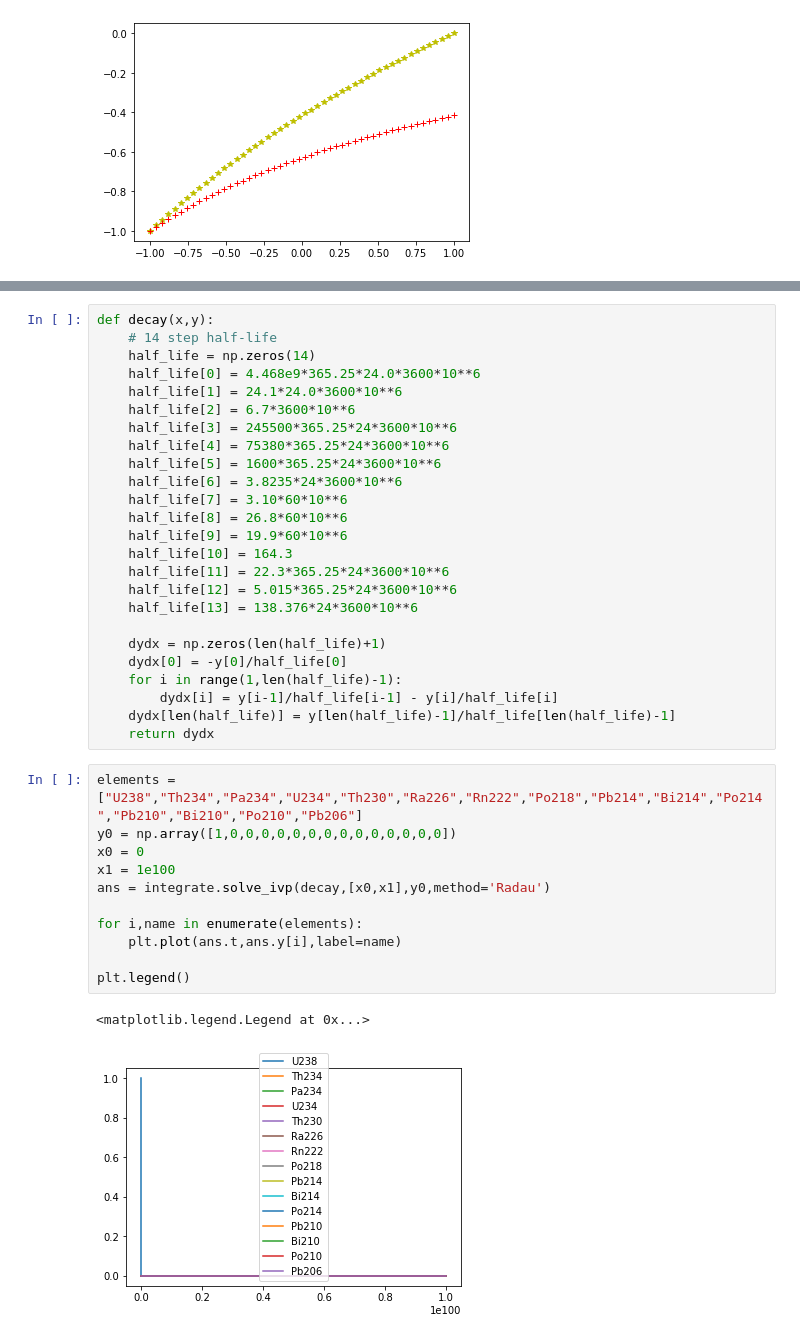
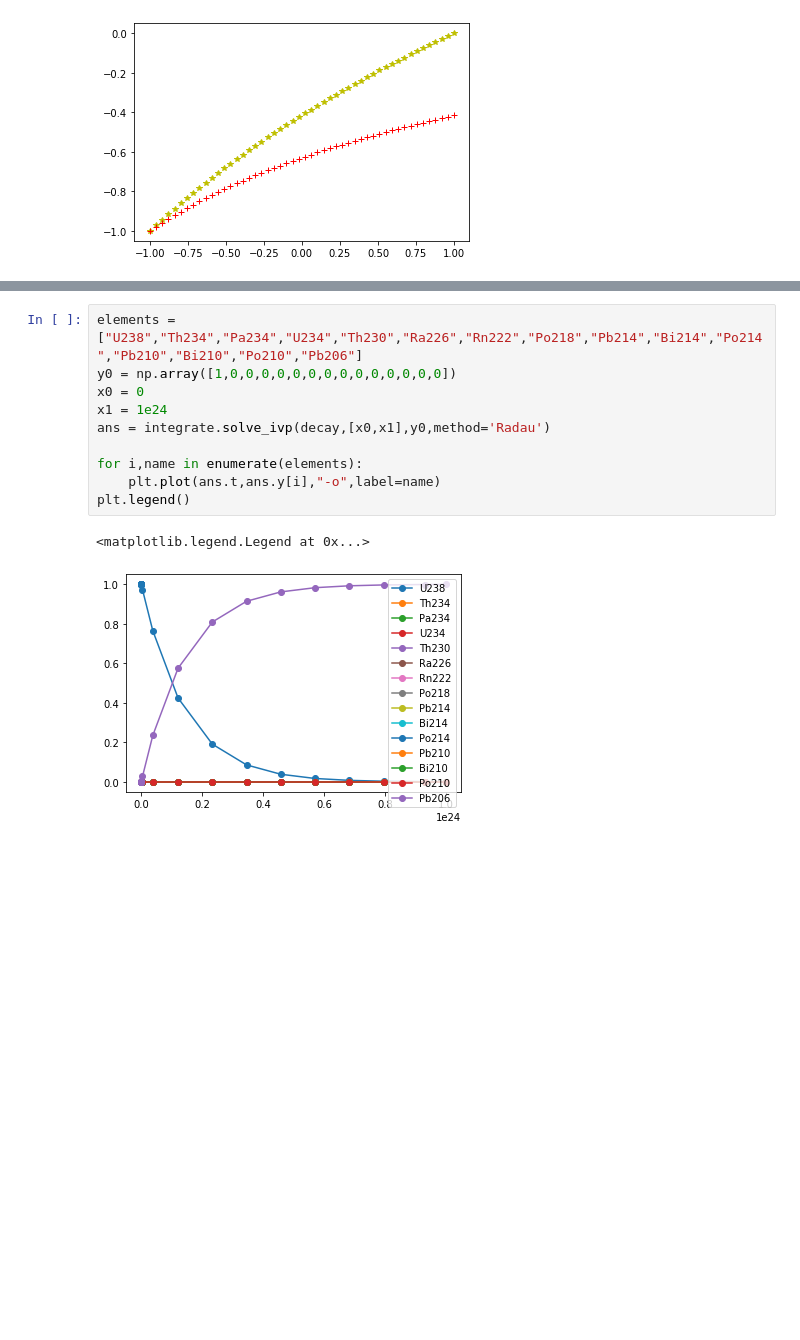
Before and after one commit to RphlFrmnt/PHYS512, a Jupyter notebook: Assign_2.ipynb, the cells around one changed output, grey strips where cells are left out. Saved outputs shown, nothing was run; the diff lists cells and outputs as text; blank space fills up the shorter version.

```diff
--- a/Assign_2.ipynb
+++ b/Assign_2.ipynb
@@ -220,40 +230,14 @@ half_life[13] = 138.376*24*3600*10**6
-# %%
-def decay(x,y):
-    # 14 step half-life
-    half_life = np.zeros(14)
-    half_life[0] = 4.468e9*365.25*24.0*3600*10**6
-    half_life[1] = 24.1*24.0*3600*10**6
-    half_life[2] = 6.7*3600*10**6
-    half_life[3] = 245500*365.25*24*3600*10**6
-    half_life[4] = 75380*365.25*24*3600*10**6
-    half_life[5] = 1600*365.25*24*3600*10**6
-    half_life[6] = 3.8235*24*3600*10**6
-    half_life[7] = 3.10*60*10**6
-    half_life[8] = 26.8*60*10**6
-    half_life[9] = 19.9*60*10**6
-    half_life[10] = 164.3
-    half_life[11] = 22.3*365.25*24*3600*10**6
-    half_life[12] = 5.015*365.25*24*3600*10**6
-    half_life[13] = 138.376*24*3600*10**6
-
-    dydx = np.zeros(len(half_life)+1)
-    dydx[0] = -y[0]/half_life[0]
-    for i in range(1,len(half_life)-1):
-        dydx[i] = y[i-1]/half_life[i-1] - y[i]/half_life[i]
-    dydx[len(half_life)] = y[len(half_life)-1]/half_life[len(half_life)-1]
-    return dydx
 # %%
 elements = ["U238","Th234","Pa234","U234","Th230","Ra226","Rn222","Po218","Pb214","Bi214","Po214","Pb210","Bi210","Po210","Pb206"]
 y0 = np.array([1,0,0,0,0,0,0,0,0,0,0,0,0,0,0])
 x0 = 0
-x1 = 1e100
+x1 = 1e24
 ans = integrate.solve_ivp(decay,[x0,x1],y0,method='Radau')
 
 for i,name in enumerate(elements):
-    plt.plot(ans.t,ans.y[i],label=name)
-
+    plt.plot(ans.t,ans.y[i],"-o",label=name)
 plt.legend()
 # %% [output]
 <matplotlib.legend.Legend at 0x...>
-[figure, old version]
+[figure, new version]
 # %% [markdown]
```
Also changed, not shown: parts of 8 cells of this notebook.
